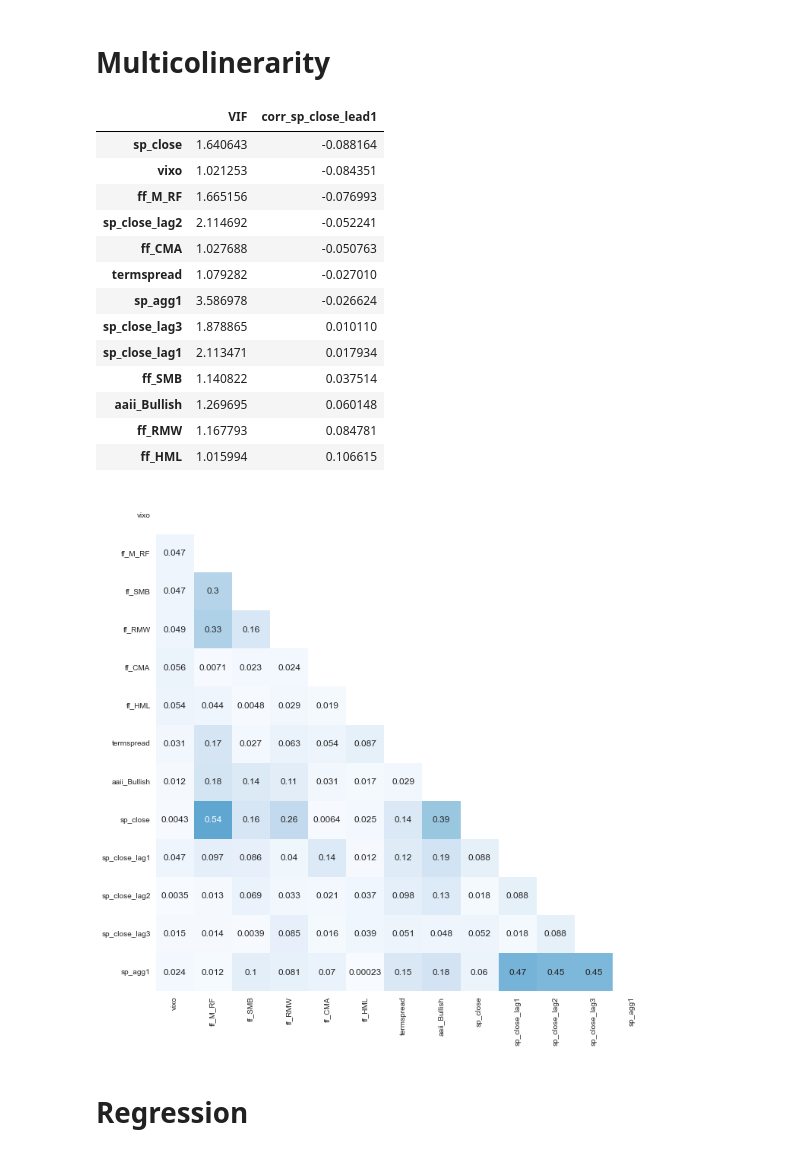
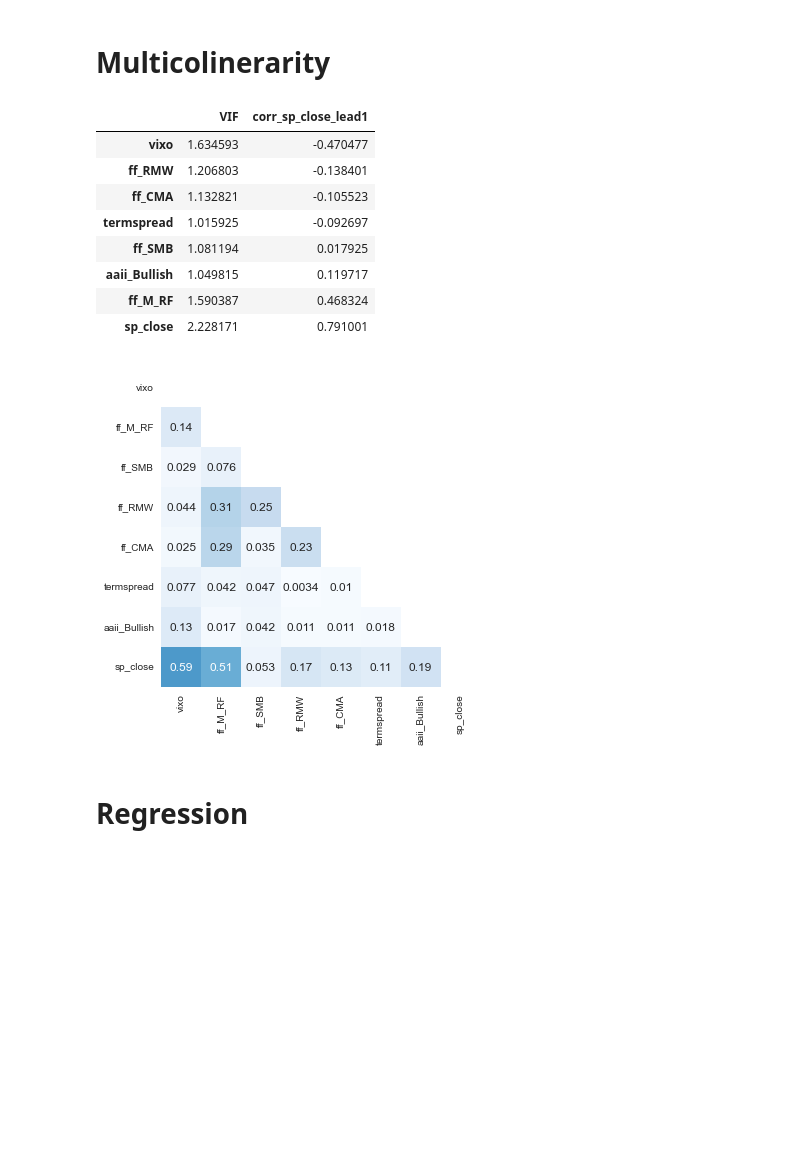
Before and after one commit to lukasgrahl/bachelor, a Jupyter notebook: notebooks/3.1-ols_model.ipynb, the cells around one changed output. Saved outputs shown, nothing was run; the diff lists cells and outputs as text; code cells hidden in the pictures; blank space fills up the shorter version.

```diff
--- a/notebooks/3.1-ols_model.ipynb
+++ b/notebooks/3.1-ols_model.ipynb
@@ -19,7 +19,15 @@ from utils.plotting import *
 from src.src import *
 # %%
 # Load data
-df_w = load_data(file_name="df_weekly_896.csv", file_path=WORK_DATA_DIR)
-data_dict = load_data(file_name="dict_weekly_896.pkl", file_path=WORK_DATA_DIR)
+data_len = 1560
+
+df_w = load_data(file_name=f"df_weekly_{data_len}.csv", file_path=WORK_DATA_DIR)
+data_dict = load_data(file_name=f"dict_weekly_{data_len}.pkl", file_path=WORK_DATA_DIR)
+# %%
+# predicted is y col
+data_dict.update(predicted="sp_close_lead1")
+
+# predictors are all X cols
+data_dict.update(predictor=[item for item in data_dict["relevant_cols"] if item != data_dict["predicted"]])
 # %% [markdown]
 # correlation
@@ -63,43 +78,38 @@ df_cross_corr(df_ws,
 # %%
-df_ws = shift_var_relative_to_df(df_ws, shift_var=["ff_CMA",
-                                                   "vixo",
-                                                   # "naaim_ind",
-                                                   "ff_HML"
-                                                   # "naaim_ind",
-                                                   # "aaii_Bullish"
-                                                  ], no_lags=[
-    1,
-    7,
-    # 8,
-    5
-    # 8,
-    # 6
-])
+# df_ws = shift_var_relative_to_df(df_ws, shift_var=["ff_CMA",
+#                                                    "vixo",
+#                                                    "naaim_ind",
+#                                                    "ff_HML"
+#                                                    # "naaim_ind",
+#                                                    # "aaii_Bullish"
+#                                                   ], no_lags=[
+#     1,
+#     7,
+#     # 8,
+#     5
+#     # 8,
+#     # 6
+# ])
 # %% [markdown]
 # Multicolinerarity
 # %%
 # only rely on correlation not vif
 corr_heatmap(df_ws,
              cols,
-             size_factor=.8,
+             # size_factor=1,
              show_fig=True)
 get_variance_inflation_factor(df_ws, cols, col_pred=data_dict["predicted"])
 # %% [output]
 |  | VIF | corr_sp_close_lead1 |
-| sp_close | 1.640643 | -0.088164 |
-| vixo | 1.021253 | -0.084351 |
-| ff_M_RF | 1.665156 | -0.076993 |
-| sp_close_lag2 | 2.114692 | -0.052241 |
-| ff_CMA | 1.027688 | -0.050763 |
-| termspread | 1.079282 | -0.027010 |
-| sp_agg1 | 3.586978 | -0.026624 |
-| sp_close_lag3 | 1.878865 | 0.010110 |
-| sp_close_lag1 | 2.113471 | 0.017934 |
-| ff_SMB | 1.140822 | 0.037514 |
-| aaii_Bullish | 1.269695 | 0.060148 |
-| ff_RMW | 1.167793 | 0.084781 |
-| ff_HML | 1.015994 | 0.106615 |
+| vixo | 1.634593 | -0.470477 |
+| ff_RMW | 1.206803 | -0.138401 |
+| ff_CMA | 1.132821 | -0.105523 |
+| termspread | 1.015925 | -0.092697 |
+| ff_SMB | 1.081194 | 0.017925 |
+| aaii_Bullish | 1.049815 | 0.119717 |
+| ff_M_RF | 1.590387 | 0.468324 |
+| sp_close | 2.228171 | 0.791001 |
-[figure, old version]
+[figure, new version]
 # %% [markdown]
 # Regression
 # %%
```
Also changed, not shown: parts of 12 cells of this notebook.
